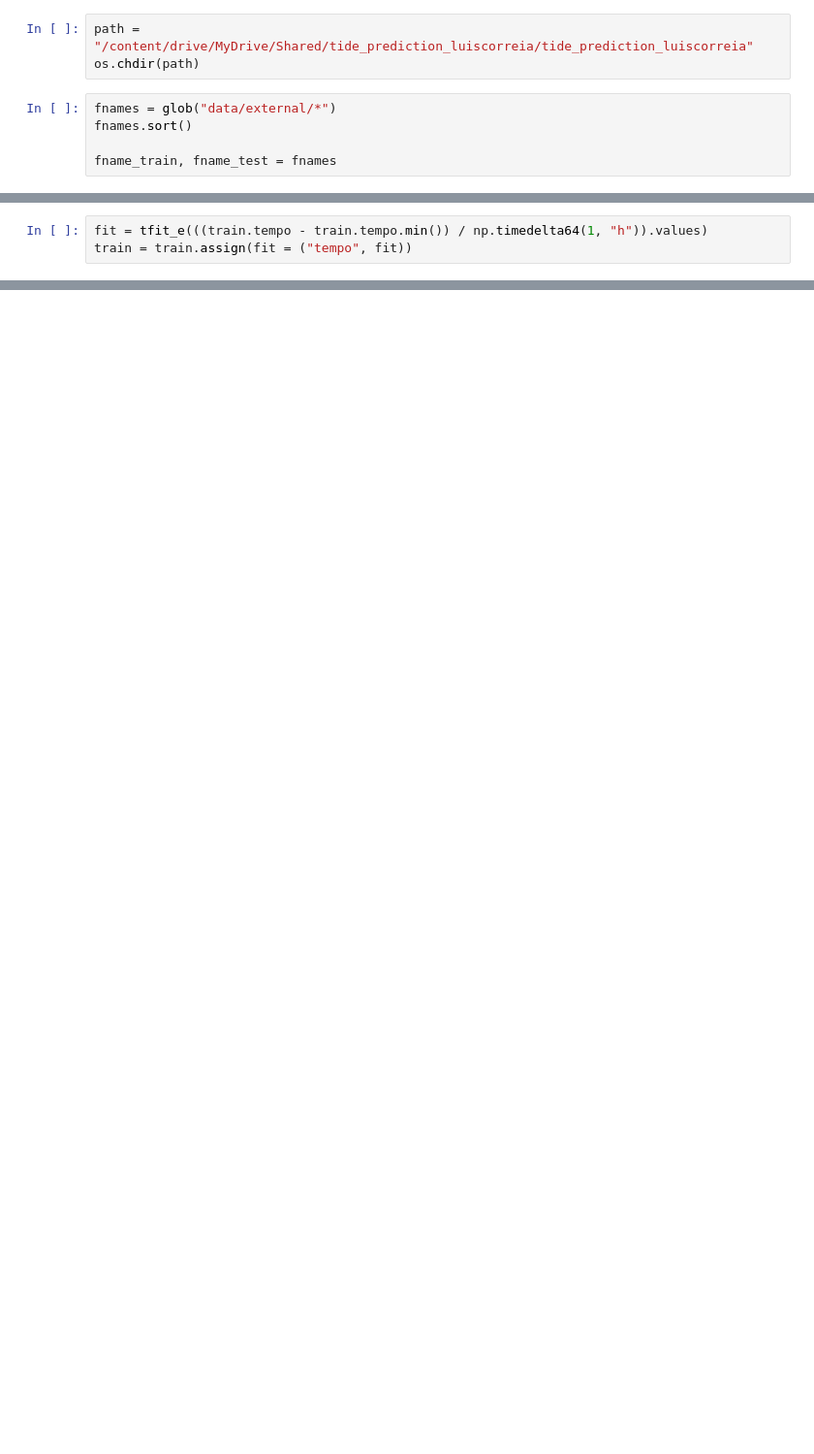
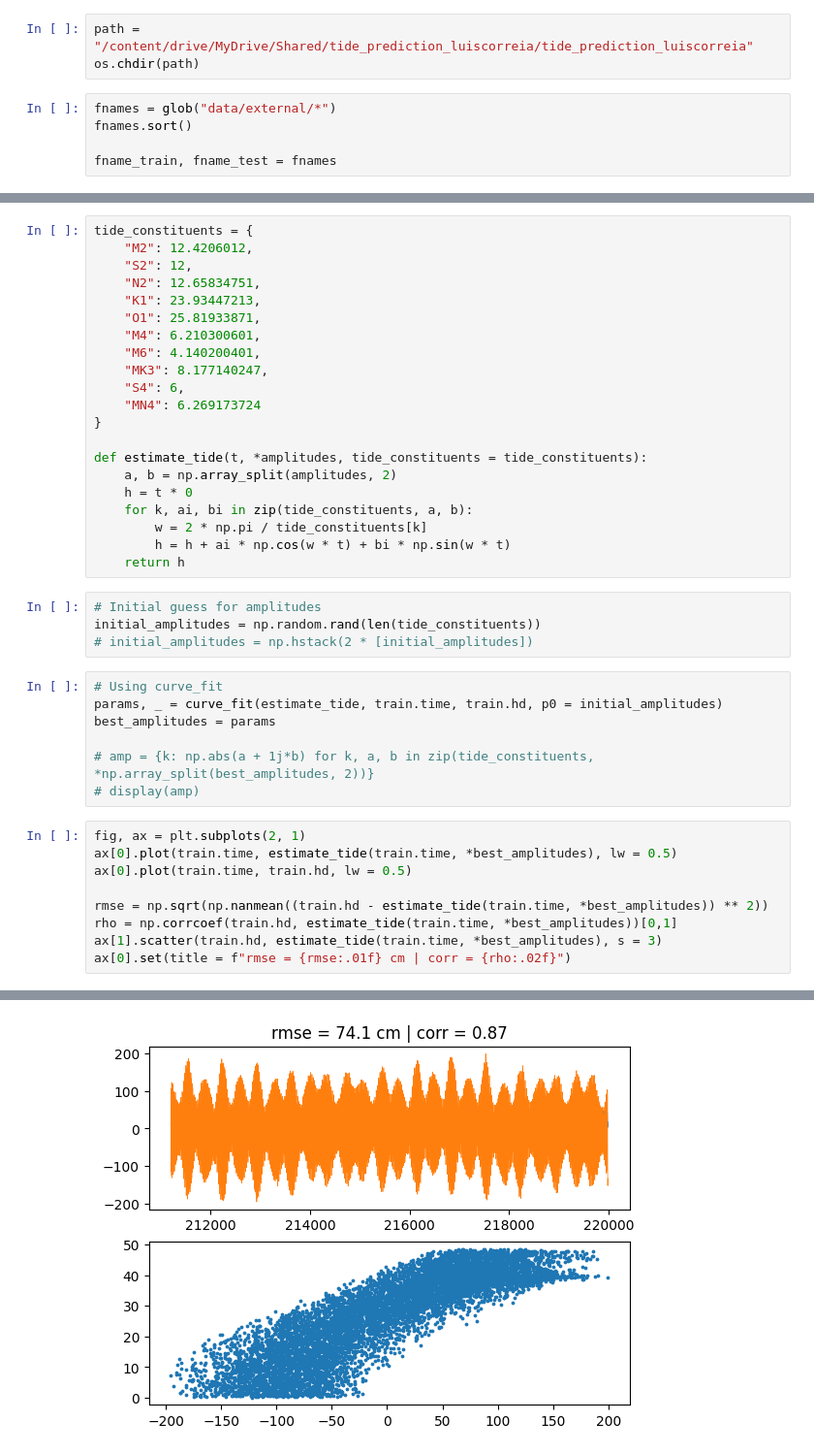
Before and after one commit to iuryt/tide_prediction_luiscorreia, a Jupyter notebook: src/tide_prediction.ipynb, the cells around one changed output, grey strips where cells are left out. Shown at 97% size. Drawn from its saved outputs; the diff is of its cells as text; blank space fills up the shorter version.

```diff
--- a/src/tide_prediction.ipynb
+++ b/src/tide_prediction.ipynb
@@ -138,3 +70,0 @@ array([-131.67939742,  -92.07161228,  -32.17760694, ..., -120.51612572,
-# %%
-fit = tfit_e(((train.tempo - train.tempo.min()) / np.timedelta64(1, "h")).values)
-train = train.assign(fit = ("tempo", fit))
@@ -185,0 +71,42 @@ var(prediction)/var(data) (%) = 100.0
+# %%
+tide_constituents = {
+    "M2": 12.4206012,
+    "S2": 12,
+    "N2": 12.65834751,
+    "K1": 23.93447213,
+    "O1": 25.81933871,
+    "M4": 6.210300601,
+    "M6": 4.140200401,
+    "MK3": 8.177140247,
+    "S4": 6,
+    "MN4": 6.269173724
+}
+
+def estimate_tide(t, *amplitudes, tide_constituents = tide_constituents):
+    a, b = np.array_split(amplitudes, 2)
+    h = t * 0
+    for k, ai, bi in zip(tide_constituents, a, b):
+        w = 2 * np.pi / tide_constituents[k]
+        h = h + ai * np.cos(w * t) + bi * np.sin(w * t)
+    return h
+# %%
+# Initial guess for amplitudes
+initial_amplitudes = np.random.rand(len(tide_constituents))
+# initial_amplitudes = np.hstack(2 * [initial_amplitudes])
+# %%
+# Using curve_fit
+params, _ = curve_fit(estimate_tide, train.time, train.hd, p0 = initial_amplitudes)
+best_amplitudes = params
+
+# amp = {k: np.abs(a + 1j*b) for k, a, b in zip(tide_constituents, *np.array_split(best_amplitudes, 2))}
+# display(amp)
+# %%
+fig, ax = plt.subplots(2, 1)
+ax[0].plot(train.time, estimate_tide(train.time, *best_amplitudes), lw = 0.5)
+ax[0].plot(train.time, train.hd, lw = 0.5)
+
+rmse = np.sqrt(np.nanmean((train.hd - estimate_tide(train.time, *best_amplitudes)) ** 2))
+rho = np.corrcoef(train.hd, estimate_tide(train.time, *best_amplitudes))[0,1]
+ax[1].scatter(train.hd, estimate_tide(train.time, *best_amplitudes), s = 3)
+ax[0].set(title = f"rmse = {rmse:.01f} cm | corr = {rho:.02f}")
+# %% [output]
@@ -185,0 +114 @@ var(prediction)/var(data) (%) = 100.0
+[figure, added]
```
Also changed, not shown: parts of 17 cells of this notebook.
